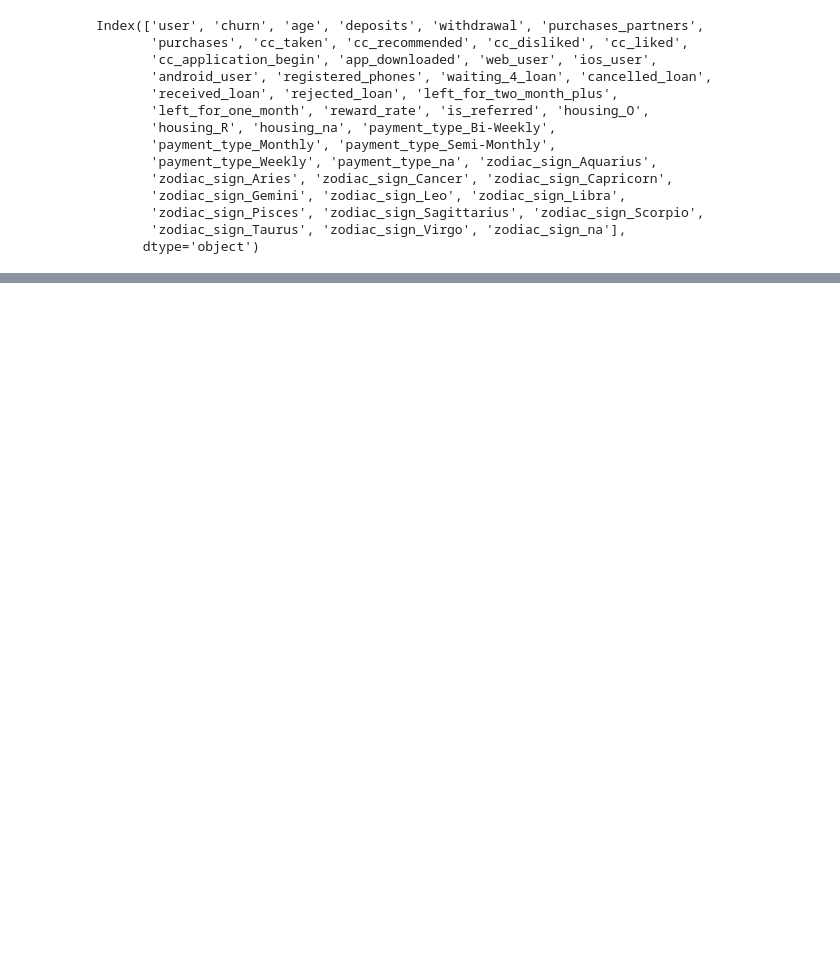
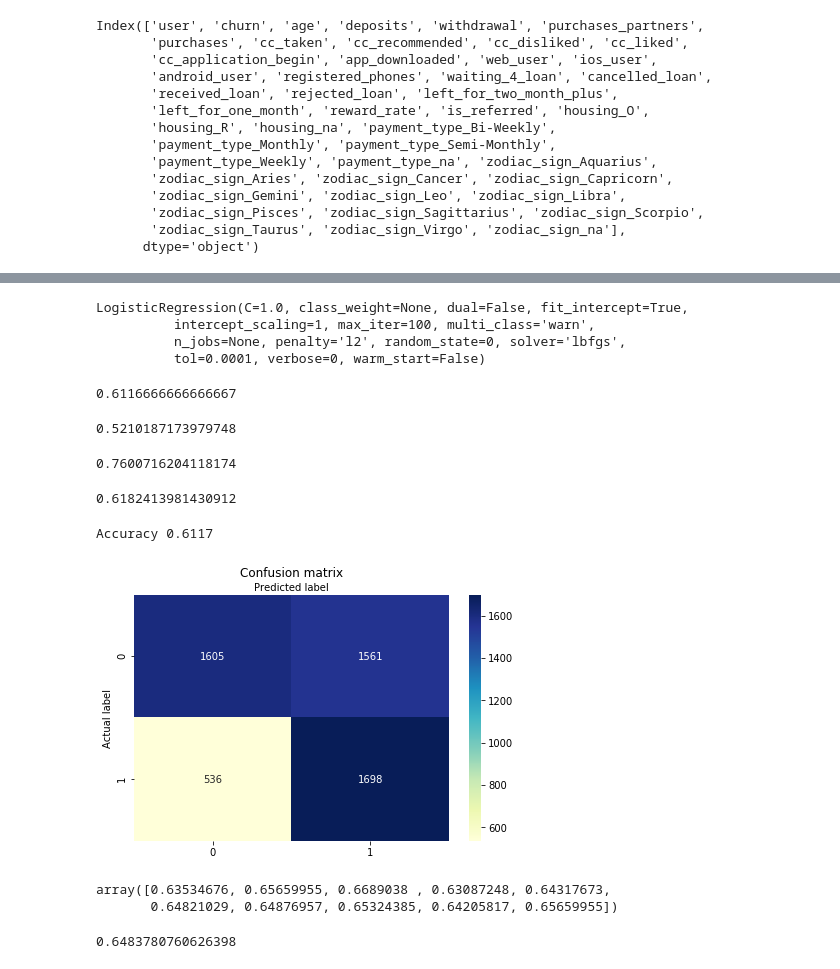
Before and after one commit to rjmanzo/machine-learning-6-practical-real-world-app, a Jupyter notebook: 4. Minimizing Churn Rate Through Analysis of Financial Habits/Machine_Learning_04_Minimizing_Churn_Rate_Through_Analysis_of_Financial_Habits (Part 2).ipynb, the cells around one changed output, grey strips where cells are left out. Saved outputs shown, nothing was run; the diff lists cells and outputs as text; code cells hidden in the pictures; blank space fills up the shorter version.

```diff
--- a/4. Minimizing Churn Rate Through Analysis of Financial Habits/Machine_Learning_04_Minimizing_Churn_Rate_Through_Analysis_of_Financial_Habits (Part 2).ipynb
+++ b/4. Minimizing Churn Rate Through Analysis of Financial Habits/Machine_Learning_04_Minimizing_Churn_Rate_Through_Analysis_of_Financial_Habits (Part 2).ipynb
@@ -95,0 +172,73 @@ X_train, X_test, y_train, y_test = train_test_split(dataset.drop(columns = 'chur
+# %%
+### Model building ###
+
+# Fitting Moel to the Traninig Set
+from sklearn.linear_model import LogisticRegression
+classifier = LogisticRegression(random_state=0, solver='lbfgs')
+classifier.fit(X_train, y_train)
+# %% [output]
+LogisticRegression(C=1.0, class_weight=None, dual=False, fit_intercept=True,
+          intercept_scaling=1, max_iter=100, multi_class='warn',
+          n_jobs=None, penalty='l2', random_state=0, solver='lbfgs',
+          tol=0.0001, verbose=0, warm_start=False)
+# %%
+# Evaluating Test set
+y_pred = classifier.predict(X_test)
+# %%
+# Evaluating Result
+from sklearn.metrics import confusion_matrix, accuracy_score, f1_score, precision_score, recall_score
+cnf_matrix = confusion_matrix(y_test, y_pred)
+# %%
+# Accuracy score
+accuracy_score(y_test, y_pred)
+# %% [output]
+0.6116666666666667
+# %%
+# precision score (When is 0 and should be 1 and the other way round)
+precision_score(y_test, y_pred)
+# %% [output]
+0.5210187173979748
+# %%
+# recall score
+recall_score(y_test, y_pred)
+# %% [output]
+0.7600716204118174
+# %%
+f1_score(y_test, y_pred)
+# %% [output]
+0.6182413981430912
+# %%
+
+class_names=[0,1] # name  of classes
+fig, ax = plt.subplots()
+tick_marks = np.arange(len(class_names))
+plt.xticks(tick_marks, class_names)
+plt.yticks(tick_marks, class_names)
+# create heatmap
+sns.heatmap(pd.DataFrame(cnf_matrix), annot=True, cmap="YlGnBu" ,fmt='g')
+ax.xaxis.set_label_position("top")
+plt.tight_layout()
+plt.title('Confusion matrix', y=1.1)
+plt.ylabel('Actual label')
+plt.xlabel('Predicted label')
+print("Accuracy %0.4f" % accuracy_score(y_test, y_pred))
+# %% [output]
+Accuracy 0.6117
+[figure, added]
+# %%
+#Appliyng K-fold Cross Validation
+from sklearn.model_selection import cross_val_score
+accuracies = cross_val_score(estimator = classifier,
+                             X = X_train,
+                             y = y_train,
+                             cv = 10)
+
+# Showing Accuracies to validate the model estimation
+accuracies
+# %% [output]
+array([0.63534676, 0.65659955, 0.6689038 , 0.63087248, 0.64317673,
+       0.64821029, 0.64876957, 0.65324385, 0.64205817, 0.65659955])
+# %%
+accuracies.mean()
+# %% [output]
+0.6483780760626398
```
Also changed, not shown: parts of 5 cells of this notebook.
